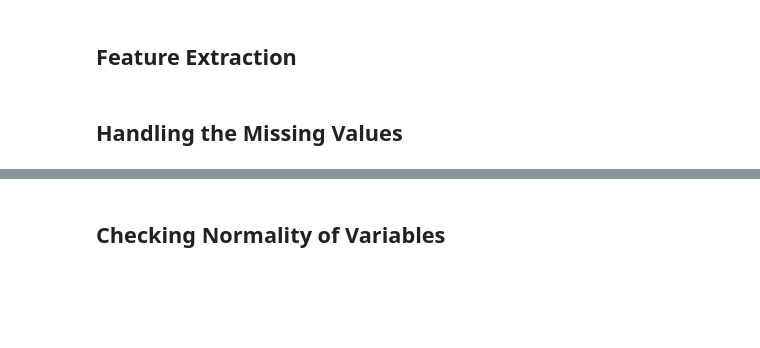
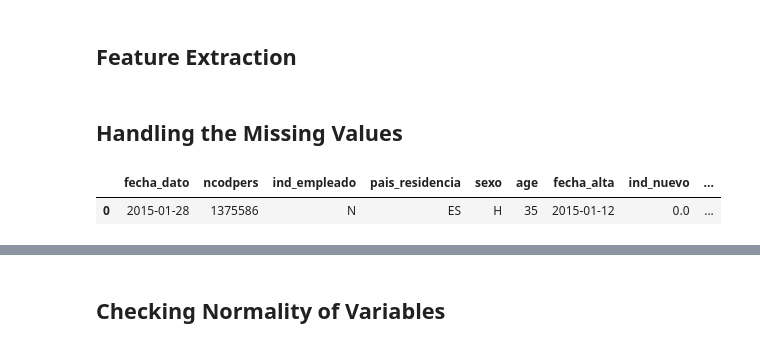
Before and after one commit to shelovescode000/CustomerSegmentationProject, a Jupyter notebook: Customer Segmentation.ipynb, the cells around one changed output, grey strips where cells are left out. Cells and saved outputs as stored; diff of their text form; code cells hidden in the pictures; blank space fills up the shorter version.

Commit message:
missing values

```diff
--- a/Customer Segmentation.ipynb
+++ b/Customer Segmentation.ipynb
@@ -271,3 +295,11 @@ data.duplicated().sum()
 ## Feature Extraction
 # %% [markdown]
 ## Handling the  Missing Values
+# %%
+#drop all variables that have more than 80% of the data missing (conyuemp,ult_fec_cli_1t)
+data.drop(['conyuemp'],axis=1,inplace=True)
+data.drop(['ult_fec_cli_1t'],axis=1,inplace=True)
+data.head(1)
+# %% [output]
+|  | fecha_dato | ncodpers | ind_empleado | pais_residencia | sexo | age | fecha_alta | ind_nuevo | ... |
+| 0 | 2015-01-28 | 1375586 | N | ES | H | 35 | 2015-01-12 | 0.0 | ... |
```
Also changed, not shown: parts of 7 cells of this notebook.
